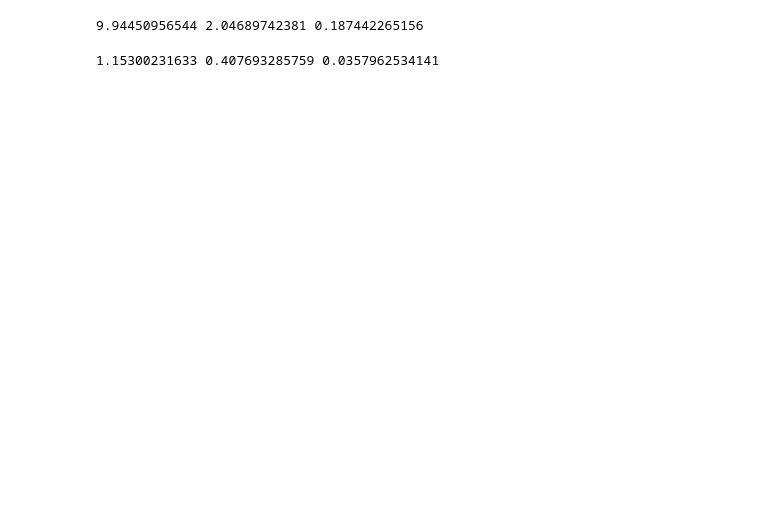
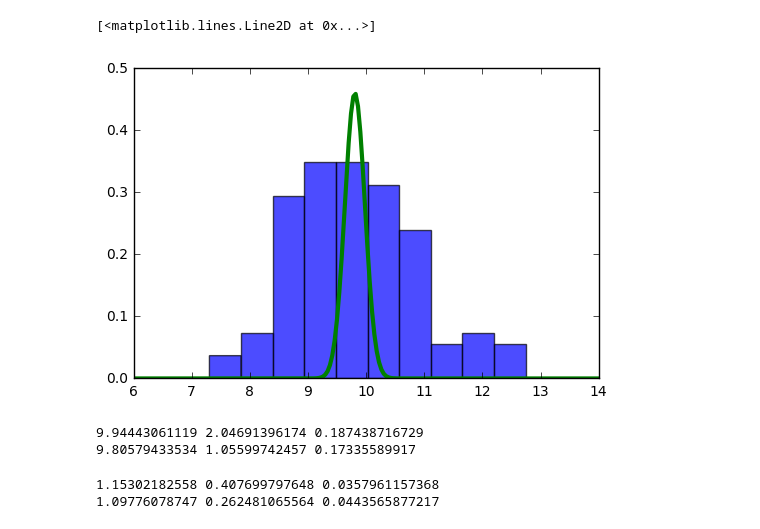
Before and after one commit to hstrey/FCS-simulations, a Jupyter notebook: Analyze FCS curves.ipynb, the cells around one changed output. Saved outputs shown, nothing was run; the diff lists cells and outputs as text; code cells hidden in the pictures; blank space fills up the shorter version.

```diff
--- a/Analyze FCS curves.ipynb
+++ b/Analyze FCS curves.ipynb
@@ -79,3 +130,8 @@ N_list=np.array(N_list)
 D_list=np.array(D_list)
 dN_list=np.sqrt(np.array(dN_list))
 dD_list=np.sqrt(np.array(dD_list))
+
+Nlg_list=np.array(Nlg_list)
+Dlg_list=np.array(Dlg_list)
+dNlg_list=np.sqrt(np.array(dNlg_list))
+dDlg_list=np.sqrt(np.array(dDlg_list))
@@ -92,8 +147,21 @@ plt.hist(N_list,normed=True)
+# %%
+fitnormNlg=norm(loc=Nlg_list.mean(),scale=dNlg_list.mean())
+fitn = np.linspace(6,14,200)
+plt.figure()
+plt.hist(Nlg_list,normed=True,alpha=0.7)
+plt.plot(fitn,fitnormNlg.pdf(fitn)/5,linewidth=3)
+# %% [output]
+[<matplotlib.lines.Line2D at 0x...>]
+[figure, added]
 # %%
 print(N_list.mean(),N_list.std(),dN_list.mean())
+print(Nlg_list.mean(),Nlg_list.std(),dNlg_list.mean())
 # %% [output]
-9.94450956544 2.04689742381 0.187442265156
+9.94443061119 2.04691396174 0.187438716729
+9.80579433534 1.05599742457 0.17335589917
 # %%
 print(D_list.mean(),D_list.std(),dD_list.mean())
+print(Dlg_list.mean(),Dlg_list.std(),dDlg_list.mean())
 # %% [output]
-1.15300231633 0.407693285759 0.0357962534141
+1.15302182558 0.407699797648 0.0357961157368
+1.09776078747 0.262481065564 0.0443565877217
```
Also changed, not shown: parts of 7 cells of this notebook.
